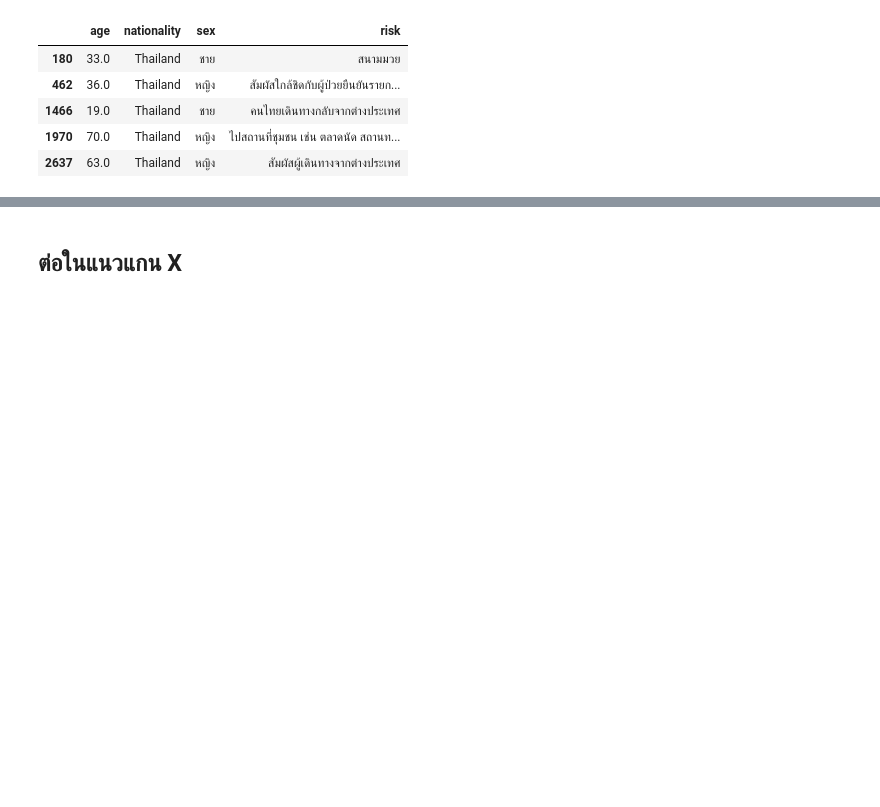
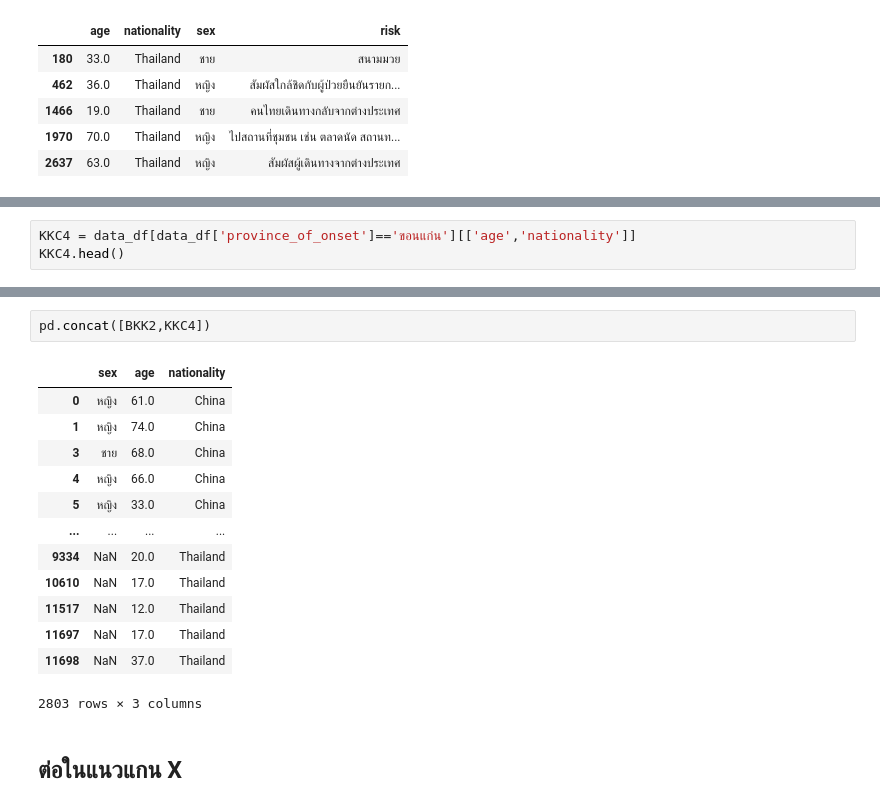
Before and after one commit to Jittiya/data_viz_2022, a Jupyter notebook: Pandas102.ipynb, the cells around one changed output, grey strips where cells are left out. Cells and saved outputs as stored; diff of their text form; blank space fills up the shorter version.

Commit message:
concat merge groupby

```diff
--- a/Pandas102.ipynb
+++ b/Pandas102.ipynb
@@ -176,0 +187,3 @@ pd.concat([BKK2,KKC2,KKC3])
+# %%
+KKC4 = data_df[data_df['province_of_onset']=='ขอนแก่น'][['age','nationality']]
+KKC4.head()
@@ -177,3 +197,19 @@ pd.concat([BKK2,KKC2,KKC3])
+# %%
+pd.concat([BKK2,KKC4])
+# %% [output]
+|  | sex | age | nationality |
+| 0 | หญิง | 61.0 | China |
+| 1 | หญิง | 74.0 | China |
+| 3 | ชาย | 68.0 | China |
+| 4 | หญิง | 66.0 | China |
+| 5 | หญิง | 33.0 | China |
+| ... | ... | ... | ... |
+| 9334 | NaN | 20.0 | Thailand |
+| 10610 | NaN | 17.0 | Thailand |
+| 11517 | NaN | 12.0 | Thailand |
+| 11697 | NaN | 17.0 | Thailand |
+| 11698 | NaN | 37.0 | Thailand |
+2803 rows × 3 columns
 # %% [markdown]
 ## ต่อในแนวแกน X
 # %%
```
Also changed, not shown: parts of 9 cells of this notebook.
